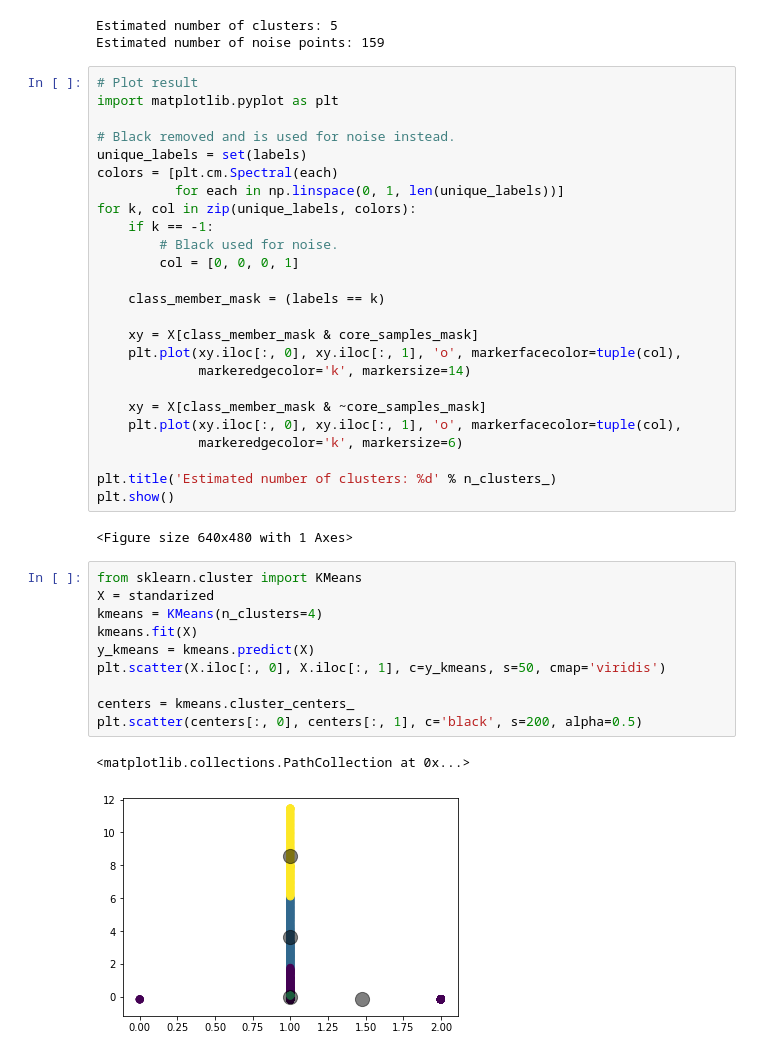
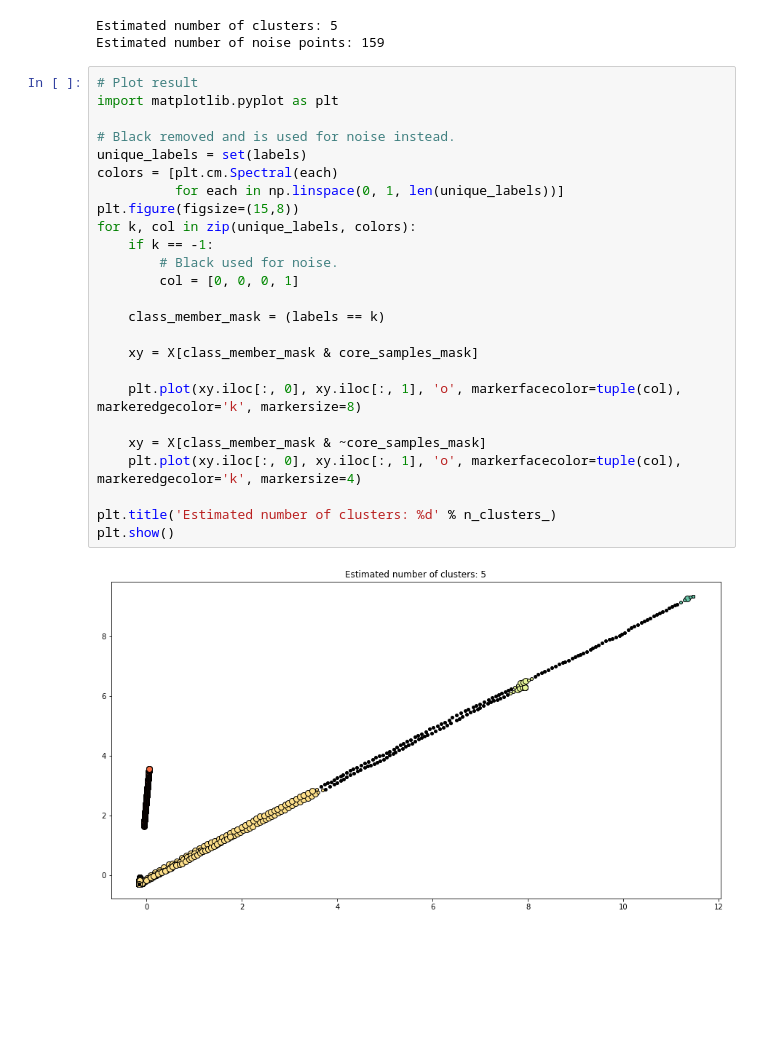
Before and after one commit to xetxezarreta/docker-elk, a Jupyter notebook: sb-ml/clustering/clustering-packetbeat.ipynb, the cells around one changed output. Drawn from its saved outputs; the diff is of its cells as text; blank space fills up the shorter version.

Commit message:
machine learning clustering

```diff
--- a/sb-ml/clustering/clustering-packetbeat.ipynb
+++ b/sb-ml/clustering/clustering-packetbeat.ipynb
@@ -126,40 +103,27 @@ Estimated number of noise points: 159
 # %%
 # Plot result
 import matplotlib.pyplot as plt
 
 # Black removed and is used for noise instead.
 unique_labels = set(labels)
 colors = [plt.cm.Spectral(each)
           for each in np.linspace(0, 1, len(unique_labels))]
+plt.figure(figsize=(15,8))
 for k, col in zip(unique_labels, colors):
     if k == -1:
         # Black used for noise.
         col = [0, 0, 0, 1]
 
     class_member_mask = (labels == k)
 
     xy = X[class_member_mask & core_samples_mask]
-    plt.plot(xy.iloc[:, 0], xy.iloc[:, 1], 'o', markerfacecolor=tuple(col),
-             markeredgecolor='k', markersize=14)
+
+    plt.plot(xy.iloc[:, 0], xy.iloc[:, 1], 'o', markerfacecolor=tuple(col), markeredgecolor='k', markersize=8)
 
     xy = X[class_member_mask & ~core_samples_mask]
-    plt.plot(xy.iloc[:, 0], xy.iloc[:, 1], 'o', markerfacecolor=tuple(col),
-             markeredgecolor='k', markersize=6)
+    plt.plot(xy.iloc[:, 0], xy.iloc[:, 1], 'o', markerfacecolor=tuple(col), markeredgecolor='k', markersize=4)
 
 plt.title('Estimated number of clusters: %d' % n_clusters_)
 plt.show()
 # %% [output]
-<Figure size 640x480 with 1 Axes>
+[figure, added]
-# %%
-from sklearn.cluster import KMeans
-X = standarized
-kmeans = KMeans(n_clusters=4)
-kmeans.fit(X)
-y_kmeans = kmeans.predict(X)
-plt.scatter(X.iloc[:, 0], X.iloc[:, 1], c=y_kmeans, s=50, cmap='viridis')
-
-centers = kmeans.cluster_centers_
-plt.scatter(centers[:, 0], centers[:, 1], c='black', s=200, alpha=0.5)
-# %% [output]
-<matplotlib.collections.PathCollection at 0x...>
-[figure, removed]
```
Also changed, not shown: parts of 29 cells of this notebook.
